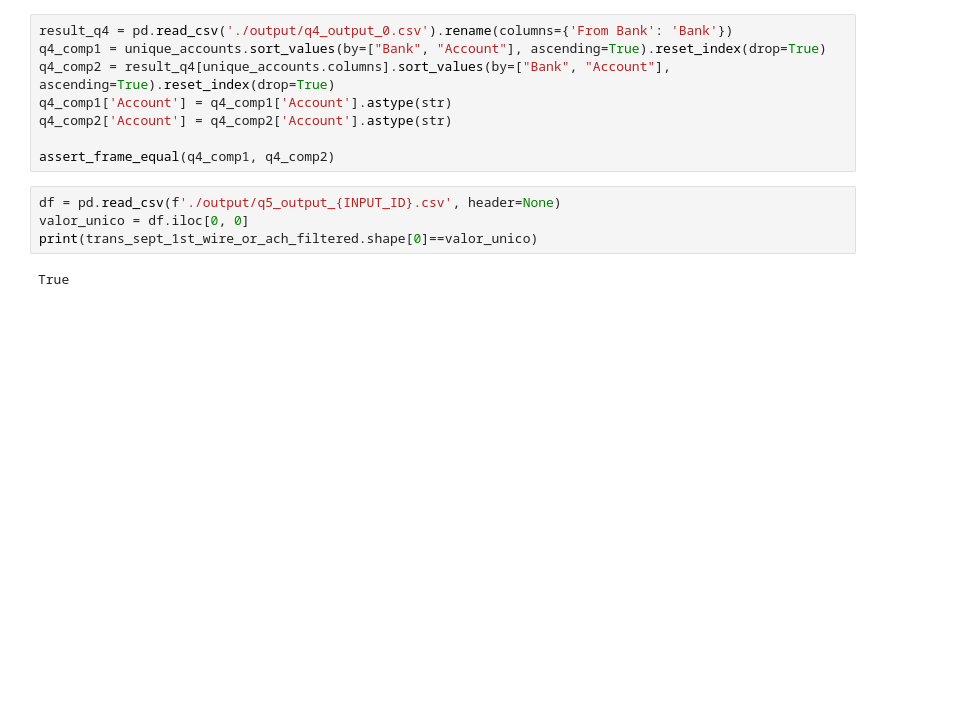
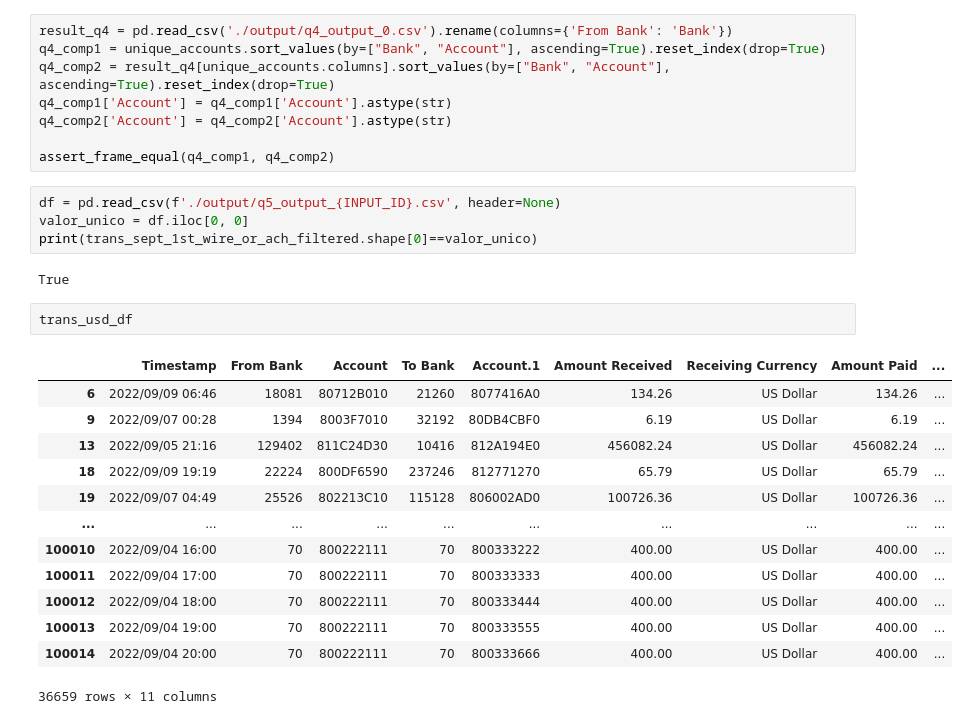
Before and after one commit to Bmorseletto/Tp-Grupal, a Jupyter notebook: money-laundering-analysis.ipynb, the cells around one changed output. Cells and saved outputs as stored; diff of their text form; blank space fills up the shorter version.

```diff
--- a/money-laundering-analysis.ipynb
+++ b/money-laundering-analysis.ipynb
@@ -223,3 +239,19 @@ valor_unico = df.iloc[0, 0]
 print(trans_sept_1st_wire_or_ach_filtered.shape[0]==valor_unico)
 # %% [output]
 True
+# %%
+trans_usd_df
+# %% [output]
+|  | Timestamp | From Bank | Account | To Bank | Account.1 | Amount Received | Receiving Currency | Amount Paid | ... |
+| 6 | 2022/09/09 06:46 | 18081 | 80712B010 | 21260 | 8077416A0 | 134.26 | US Dollar | 134.26 | ... |
+| 9 | 2022/09/07 00:28 | 1394 | 8003F7010 | 32192 | 80DB4CBF0 | 6.19 | US Dollar | 6.19 | ... |
+| 13 | 2022/09/05 21:16 | 129402 | 811C24D30 | 10416 | 812A194E0 | 456082.24 | US Dollar | 456082.24 | ... |
+| 18 | 2022/09/09 19:19 | 22224 | 800DF6590 | 237246 | 812771270 | 65.79 | US Dollar | 65.79 | ... |
+| 19 | 2022/09/07 04:49 | 25526 | 802213C10 | 115128 | 806002AD0 | 100726.36 | US Dollar | 100726.36 | ... |
+| ... | ... | ... | ... | ... | ... | ... | ... | ... | ... |
+| 100010 | 2022/09/04 16:00 | 70 | 800222111 | 70 | 800333222 | 400.00 | US Dollar | 400.00 | ... |
+| 100011 | 2022/09/04 17:00 | 70 | 800222111 | 70 | 800333333 | 400.00 | US Dollar | 400.00 | ... |
+| 100012 | 2022/09/04 18:00 | 70 | 800222111 | 70 | 800333444 | 400.00 | US Dollar | 400.00 | ... |
+| 100013 | 2022/09/04 19:00 | 70 | 800222111 | 70 | 800333555 | 400.00 | US Dollar | 400.00 | ... |
+| 100014 | 2022/09/04 20:00 | 70 | 800222111 | 70 | 800333666 | 400.00 | US Dollar | 400.00 | ... |
+36659 rows × 11 columns
```
Also changed, not shown: parts of 3 cells of this notebook, 4 other files.
